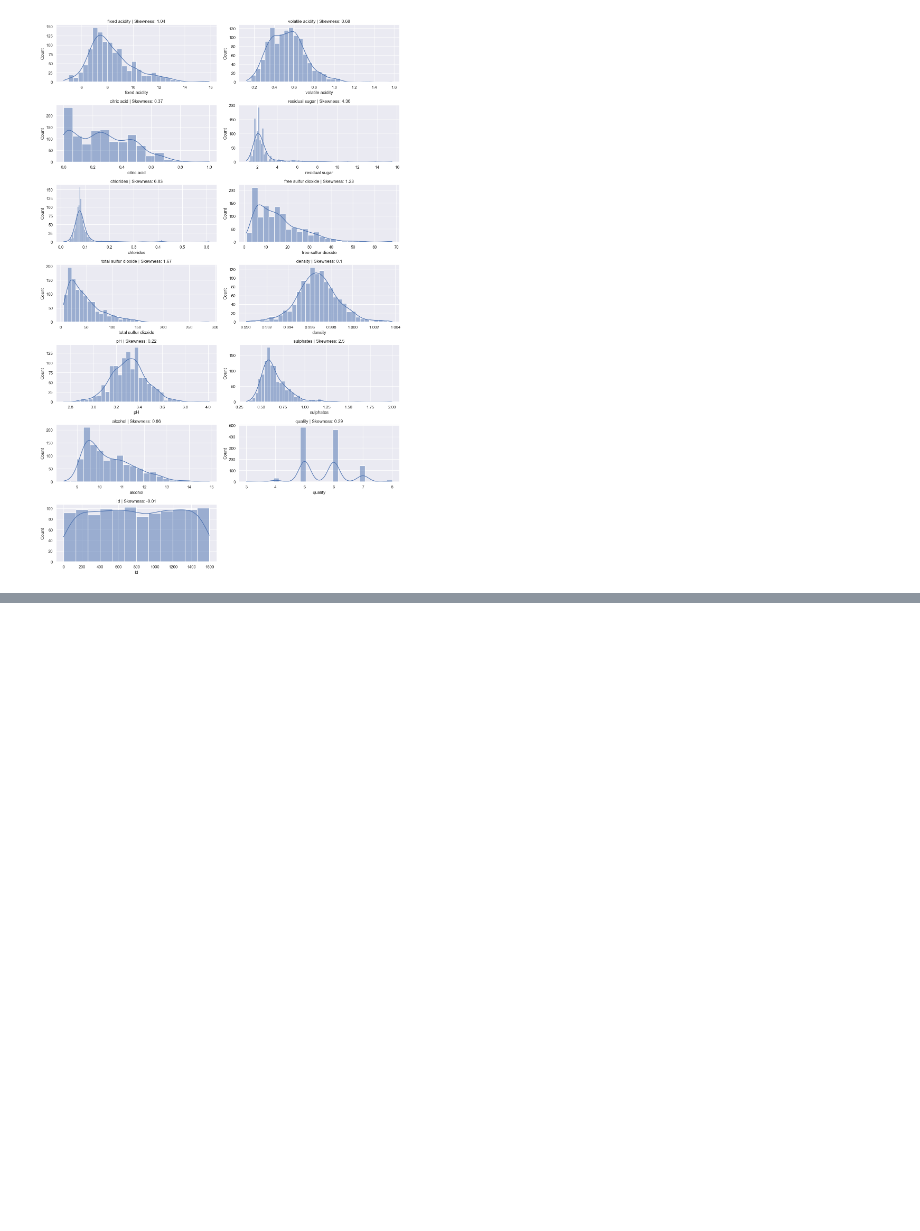
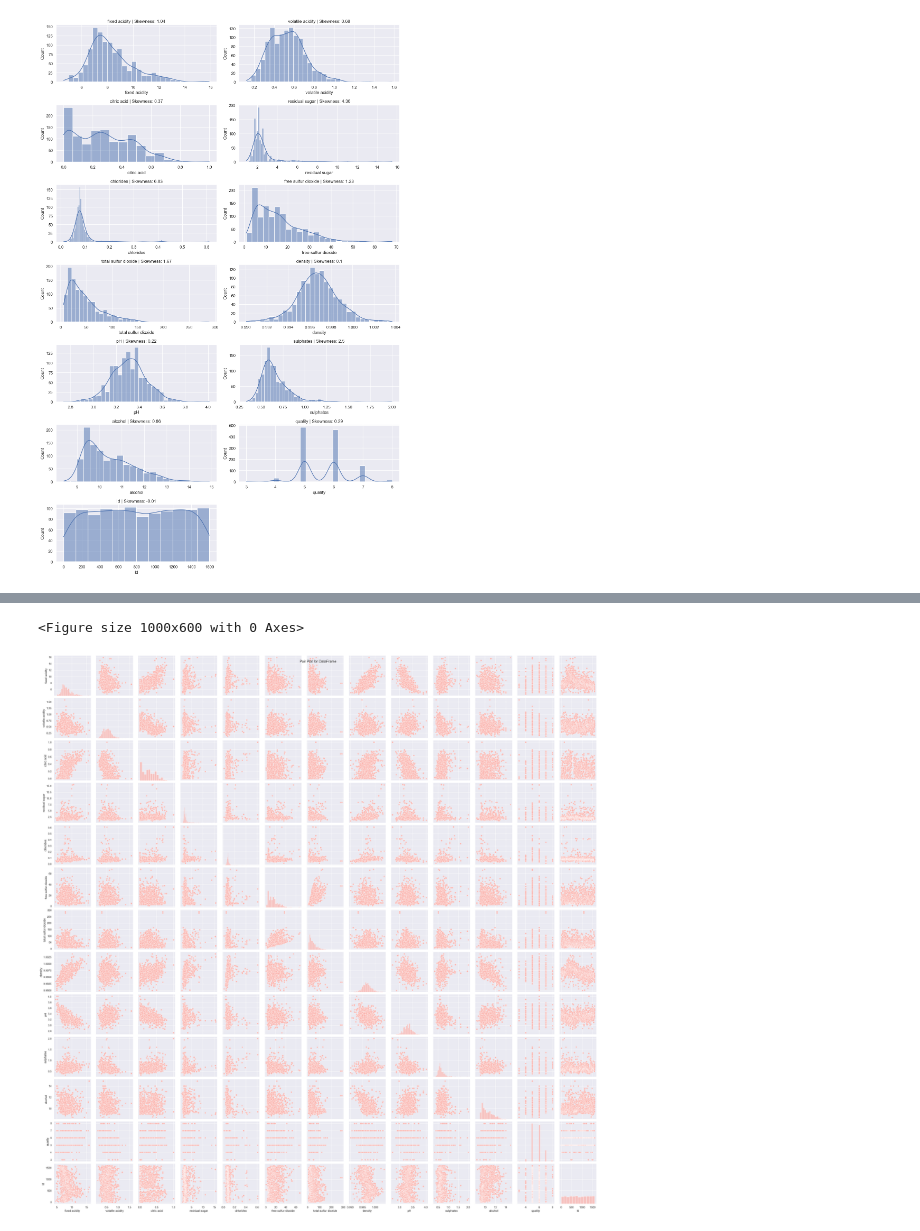
Before and after one commit to sonalkumarasinghe-ctrl/EE-Term_01, a Jupyter notebook: Session 3/bottle_quality.ipynb, the cells around one changed output, grey strips where cells are left out. Cells and saved outputs as stored; diff of their text form; code cells hidden in the pictures; blank space fills up the shorter version.

```diff
--- a/Session 3/bottle_quality.ipynb
+++ b/Session 3/bottle_quality.ipynb
@@ -60,0 +66,12 @@ plt.show()
+# %%
+sns.set_palette("Pastel1")
+
+plt.figure(figsize=(10, 6))
+
+sns.pairplot(input_data)
+
+plt.suptitle('Pair Plot for DataFrame')
+plt.show()
+# %% [output]
+<Figure size 1000x600 with 0 Axes>
+[figure, added]
```
Also changed, not shown: parts of 9 cells of this notebook.
